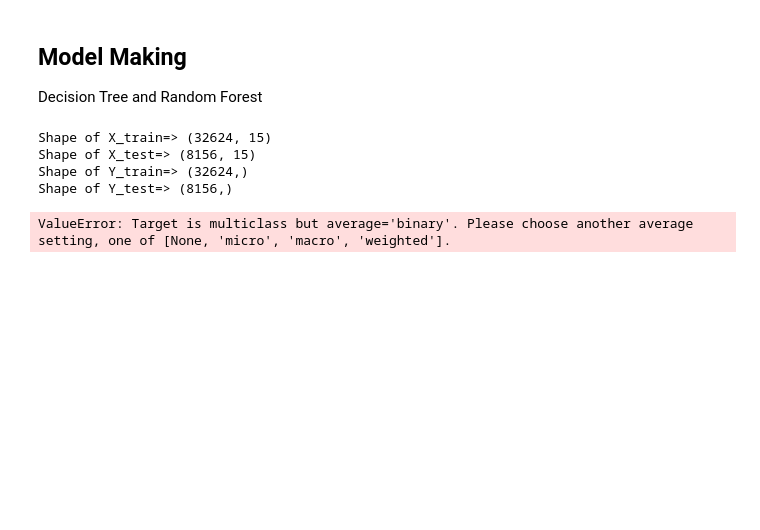
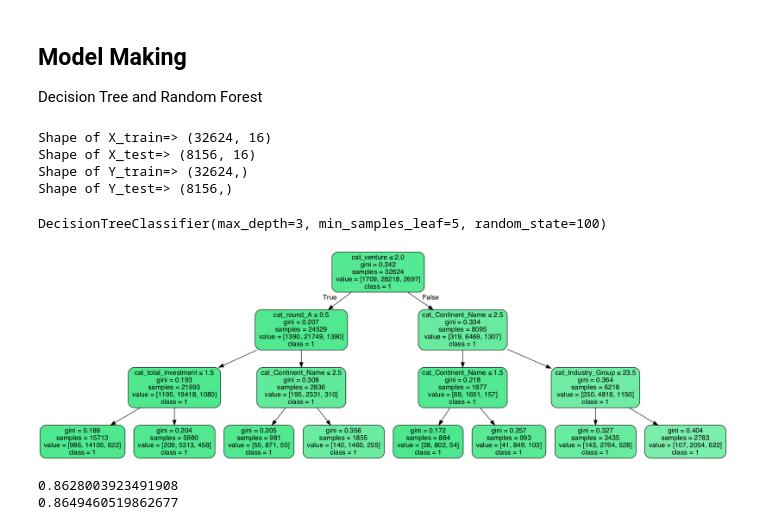
Before and after one commit to Pball01/Startup-Succes-Rate, a Jupyter notebook: Startup_Project.ipynb, the cells around one changed output. Saved outputs shown, nothing was run; the diff lists cells and outputs as text; code cells hidden in the pictures; blank space fills up the shorter version.

Commit message:
Added decision tree, oversample, undersample examples. Added new dataframe that has only closed and acquired company status.

```diff
--- a/Startup_Project.ipynb
+++ b/Startup_Project.ipynb
@@ -1461,8 +1489,11 @@ sns.pairplot(df4, hue='cat_status',
 ## Model Making
 Decision Tree and Random Forest
 # %%
-Y = df4.iloc[:, 0].values
-X = df4.iloc[:, 1:16].values
+#Y = df4.iloc[:, 0].values
+#X = df4.iloc[:, 1:17].values
+
+Y = df4.cat_status
+X = df4.drop('cat_status', axis = 1)
 X_train, X_test, Y_train, Y_test = train_test_split(X, Y, test_size = 0.2, random_state = 42)
 # %%
 print('Shape of X_train=>',X_train.shape)
@@ -1470,12 +1501,17 @@ print('Shape of X_test=>',X_test.shape)
 print('Shape of Y_train=>',Y_train.shape)
 print('Shape of Y_test=>',Y_test.shape)
 # %% [output]
-Shape of X_train=> (32624, 15)
-Shape of X_test=> (8156, 15)
+Shape of X_train=> (32624, 16)
+Shape of X_test=> (8156, 16)
 Shape of Y_train=> (32624,)
 Shape of Y_test=> (8156,)
 # %%
 #Building Decison tree
-dt = DecisionTreeClassifier(criterion = 'entropy', random_state = 42)
-dt.fit(X_train, Y_train)
-dt_pred_train = dt.predict(X_train)
+#dt = DecisionTreeClassifier(criterion = 'entropy', random_state = 42)
+#dt.fit(X_train, Y_train)
+#dt_pred_train = dt.predict(X_train)
+clf_pruned = DecisionTreeClassifier(criterion = "gini", random_state = 100,
+                               max_depth=3, min_samples_leaf=5) # using depth of 3 for simplicity
+clf_pruned.fit(X_train, Y_train)
+# %% [output]
+DecisionTreeClassifier(max_depth=3, min_samples_leaf=5, random_state=100)
@@ -1485,4 +1517,0 @@ dt_pred_train = dt.predict(X_train)
-# %%
-print('Training Set Evaluation F1-Score=>',f1_score(Y_train,dt_pred_train))
-# %% [output]
-ValueError: Target is multiclass but average='binary'. Please choose another average setting, one of [None, 'micro', 'macro', 'weighted'].
@@ -1492,0 +1518,22 @@ print('Testing Set Evaluation F1-Score=>',f1_score(Y_test,dt_pred_test))
+# %%
+# Evaluation on Training set
+#dt_pred_train = dt.predict(X_train)
+xvar = df4.drop('cat_status', axis=1)
+feature_cols = xvar.columns
+dot_data = StringIO()
+export_graphviz(clf_pruned, out_file=dot_data,
+                filled=True, rounded=True,
+                special_characters=True,feature_names = feature_cols,class_names=['0','1','2'])
+
+(graph, ) = graph_from_dot_data(dot_data.getvalue())
+Image(graph.create_png())
+# %% [output]
+[figure, added]
+# %%
+preds_pruned = clf_pruned.predict(X_test)
+preds_pruned_train = clf_pruned.predict(X_train)
+print(accuracy_score(Y_test,preds_pruned))
+print(accuracy_score(Y_train,preds_pruned_train))
+# %% [output]
+0.8628003923491908
+0.8649460519862677
```
Also changed, not shown: parts of 62 cells of this notebook.
